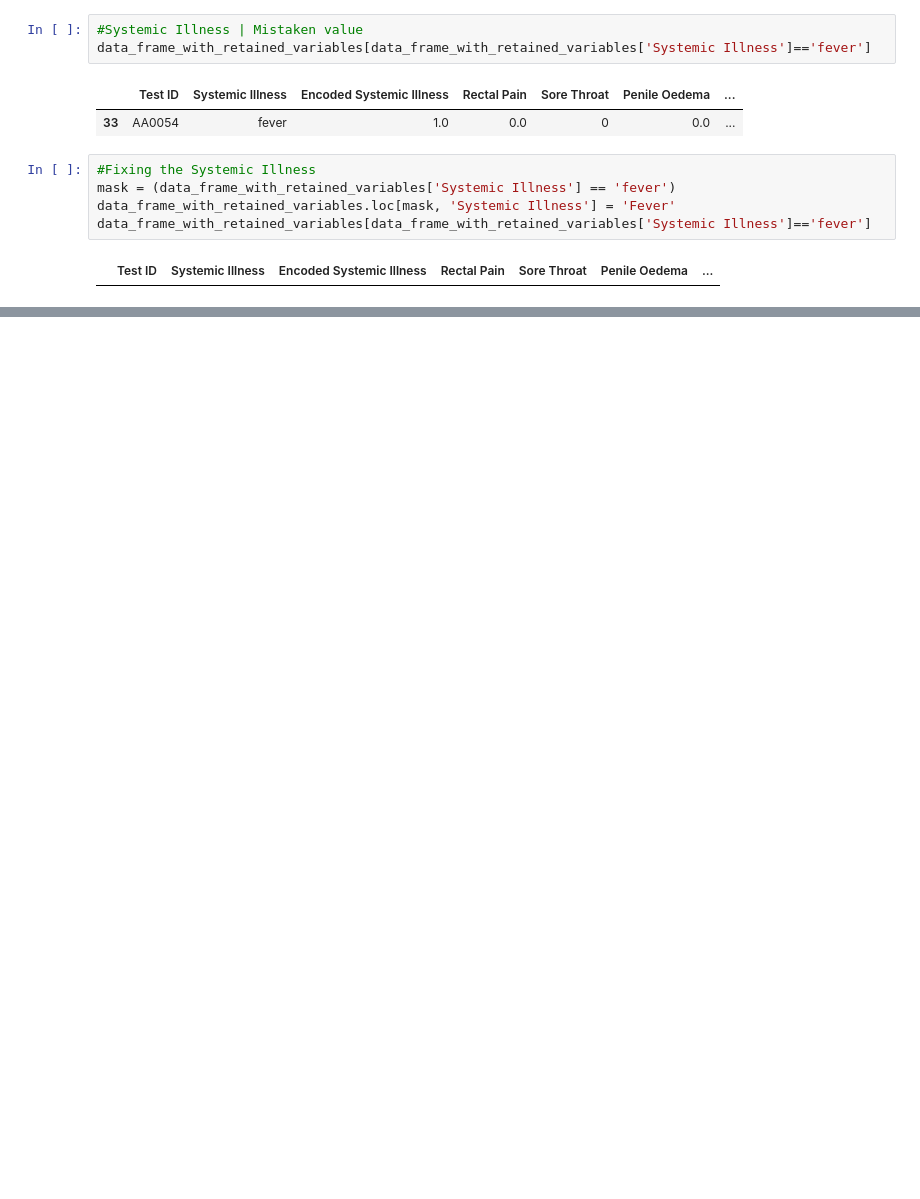
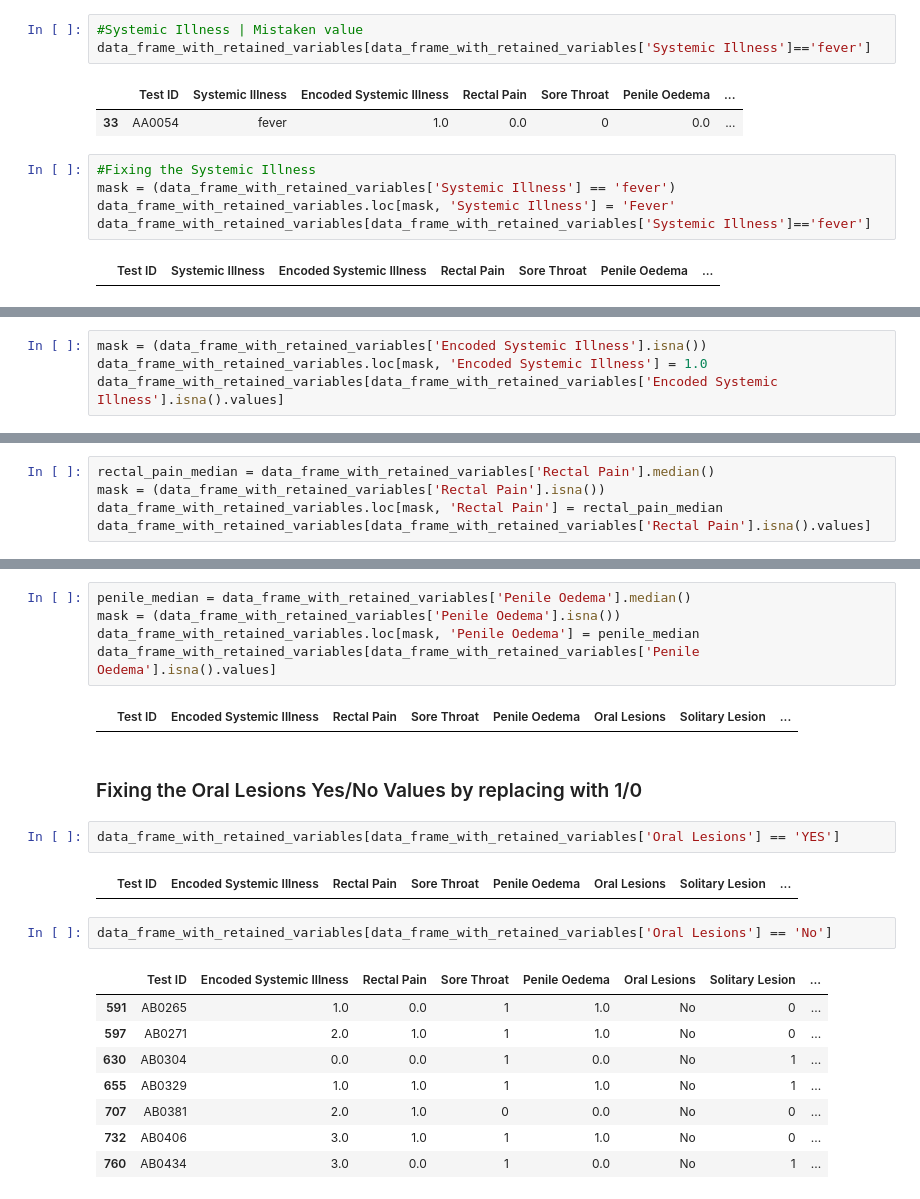
Before and after one commit to thegayankalinga/CW1, a Jupyter notebook: cw1.ipynb, the cells around one changed output, grey strips where cells are left out. Cells and saved outputs as stored; diff of their text form; blank space fills up the shorter version.

```diff
--- a/cw1.ipynb
+++ b/cw1.ipynb
@@ -82,0 +201,4 @@ data_frame_with_retained_variables[data_frame_with_retained_variables['Systemic
+# %%
+mask = (data_frame_with_retained_variables['Encoded Systemic Illness'].isna())
+data_frame_with_retained_variables.loc[mask, 'Encoded Systemic Illness'] = 1.0
+data_frame_with_retained_variables[data_frame_with_retained_variables['Encoded Systemic Illness'].isna().values]
@@ -82,0 +216,5 @@ data_frame_with_retained_variables[data_frame_with_retained_variables['Systemic
+# %%
+rectal_pain_median = data_frame_with_retained_variables['Rectal Pain'].median()
+mask = (data_frame_with_retained_variables['Rectal Pain'].isna())
+data_frame_with_retained_variables.loc[mask, 'Rectal Pain'] = rectal_pain_median
+data_frame_with_retained_variables[data_frame_with_retained_variables['Rectal Pain'].isna().values]
@@ -82,0 +235,24 @@ data_frame_with_retained_variables[data_frame_with_retained_variables['Systemic
+# %%
+penile_median = data_frame_with_retained_variables['Penile Oedema'].median()
+mask = (data_frame_with_retained_variables['Penile Oedema'].isna())
+data_frame_with_retained_variables.loc[mask, 'Penile Oedema'] = penile_median
+data_frame_with_retained_variables[data_frame_with_retained_variables['Penile Oedema'].isna().values]
+# %% [output]
+|  | Test ID | Encoded Systemic Illness | Rectal Pain | Sore Throat | Penile Oedema | Oral Lesions | Solitary Lesion | ... |
+# %% [markdown]
+### Fixing the Oral Lesions Yes/No Values by replacing with 1/0
+# %%
+data_frame_with_retained_variables[data_frame_with_retained_variables['Oral Lesions'] == 'YES']
+# %% [output]
+|  | Test ID | Encoded Systemic Illness | Rectal Pain | Sore Throat | Penile Oedema | Oral Lesions | Solitary Lesion | ... |
+# %%
+data_frame_with_retained_variables[data_frame_with_retained_variables['Oral Lesions'] == 'No']
+# %% [output]
+|  | Test ID | Encoded Systemic Illness | Rectal Pain | Sore Throat | Penile Oedema | Oral Lesions | Solitary Lesion | ... |
+| 591 | AB0265 | 1.0 | 0.0 | 1 | 1.0 | No | 0 | ... |
+| 597 | AB0271 | 2.0 | 1.0 | 1 | 1.0 | No | 0 | ... |
+| 630 | AB0304 | 0.0 | 0.0 | 1 | 0.0 | No | 1 | ... |
+| 655 | AB0329 | 1.0 | 1.0 | 1 | 1.0 | No | 1 | ... |
+| 707 | AB0381 | 2.0 | 1.0 | 0 | 0.0 | No | 0 | ... |
+| 732 | AB0406 | 3.0 | 1.0 | 1 | 1.0 | No | 0 | ... |
+| 760 | AB0434 | 3.0 | 0.0 | 1 | 0.0 | No | 1 | ... |
```
Also changed, not shown: parts of 59 cells of this notebook.
